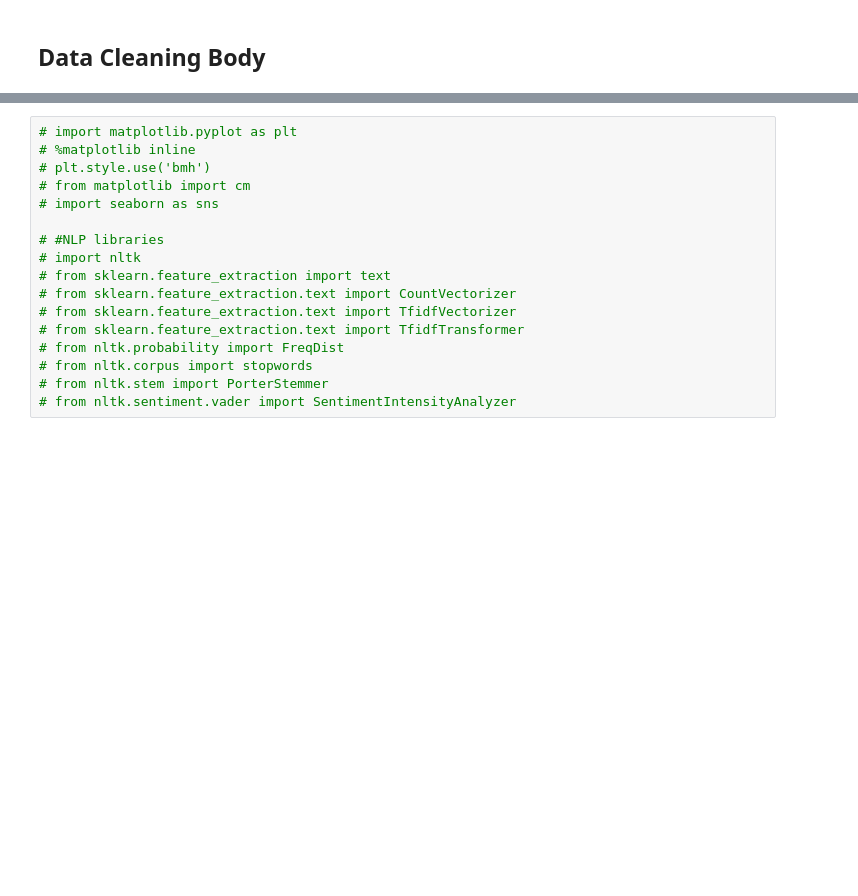
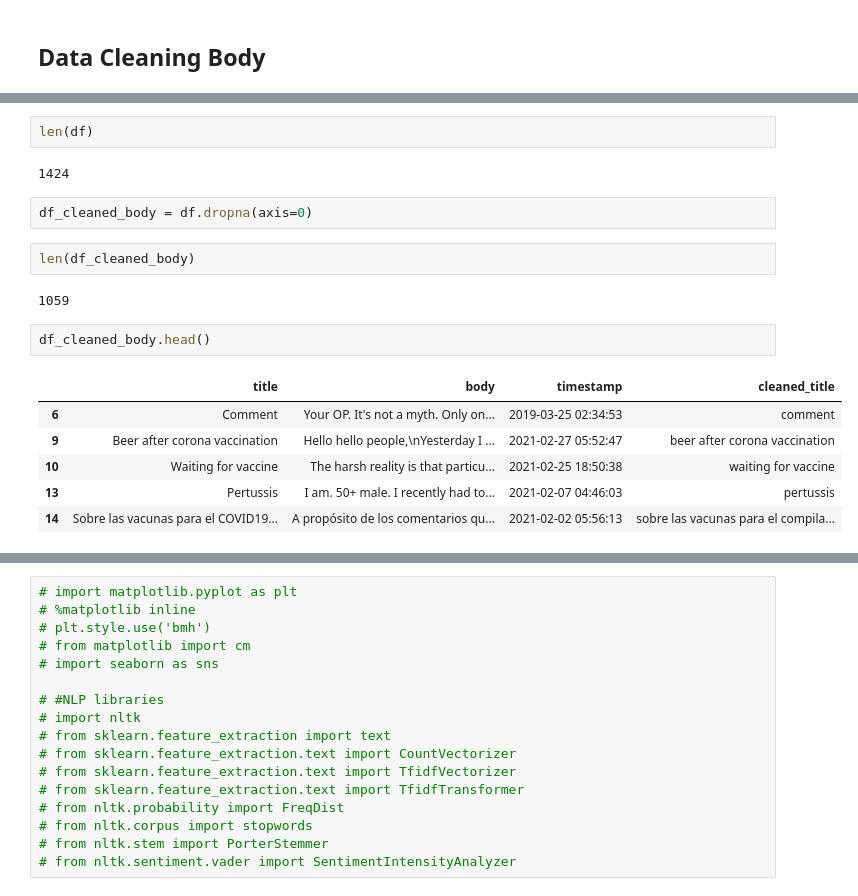
Before and after one commit to Yeshi341/reddit_vacccine_myths, a Jupyter notebook: data-load-and-clean.ipynb, the cells around one changed output, grey strips where cells are left out. Drawn from its saved outputs; the diff is of its cells as text; blank space fills up the shorter version.

```diff
--- a/data-load-and-clean.ipynb
+++ b/data-load-and-clean.ipynb
@@ -164,0 +179,19 @@ df_cleaned_title.to_pickle("./pickle/cleaned_title.pkl")
+# %%
+len(df)
+# %% [output]
+1424
+# %%
+df_cleaned_body = df.dropna(axis=0)
+# %%
+len(df_cleaned_body)
+# %% [output]
+1059
+# %%
+df_cleaned_body.head()
+# %% [output]
+|  | title | body | timestamp | cleaned_title |
+| 6 | Comment | Your OP. It's not a myth. Only on... | 2019-03-25 02:34:53 | comment |
+| 9 | Beer after corona vaccination | Hello hello people,\nYesterday I ... | 2021-02-27 05:52:47 | beer after corona vaccination |
+| 10 | Waiting for vaccine | The harsh reality is that particu... | 2021-02-25 18:50:38 | waiting for vaccine |
+| 13 | Pertussis | I am. 50+ male. I recently had to... | 2021-02-07 04:46:03 | pertussis |
+| 14 | Sobre las vacunas para el COVID19... | A propósito de los comentarios qu... | 2021-02-02 05:56:13 | sobre las vacunas para el compila... |
```
Also changed, not shown: parts of 23 cells of this notebook, 3 other files.
